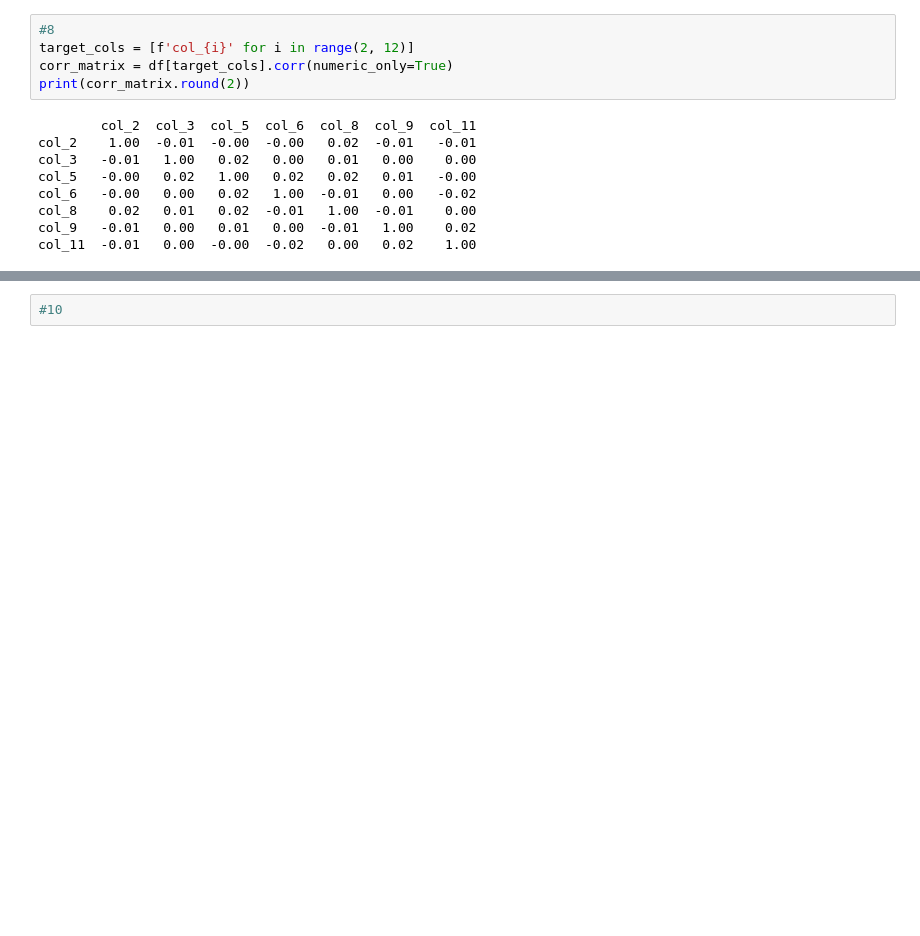
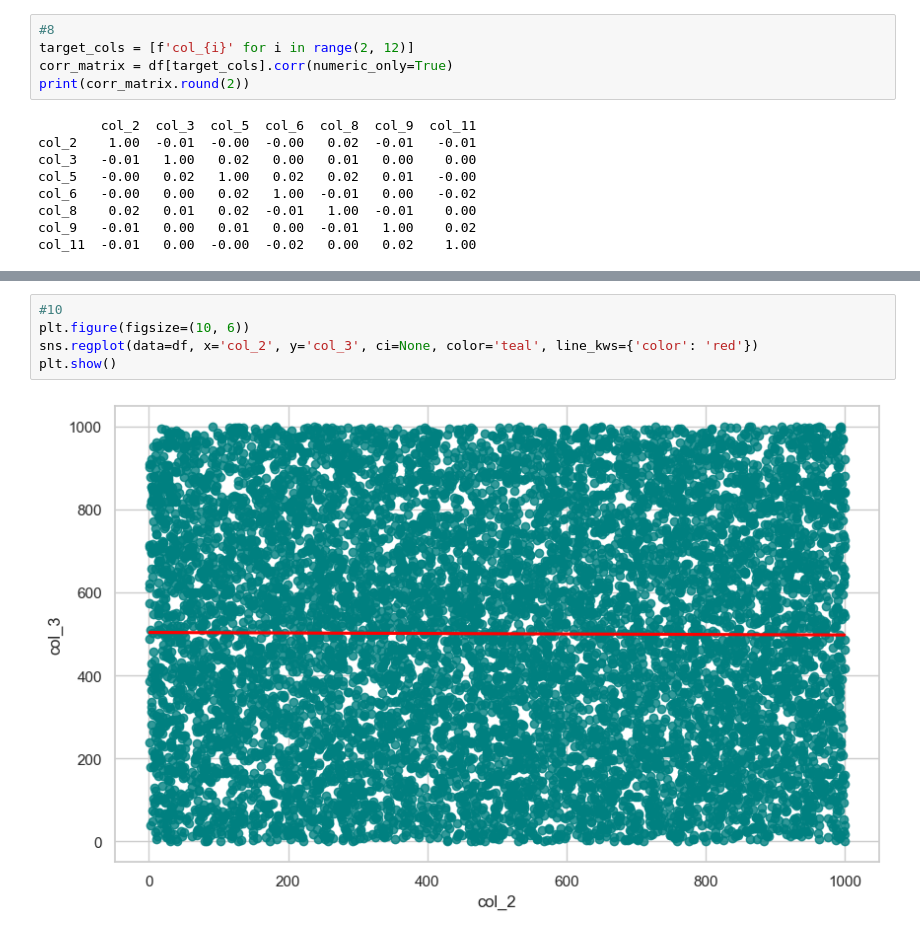
Before and after one commit to asset-data-ai/homework, a Jupyter notebook: lab6/lab6.ipynb, the cells around one changed output, grey strips where cells are left out. Drawn from its saved outputs; the diff is of its cells as text; blank space fills up the shorter version.

```diff
--- a/lab6/lab6.ipynb
+++ b/lab6/lab6.ipynb
@@ -165,4 +172,9 @@ col_11  -0.01   0.00  -0.00  -0.02   0.00   0.02    1.00
 # %%
 #10
+plt.figure(figsize=(10, 6))
+sns.regplot(data=df, x='col_2', y='col_3', ci=None, color='teal', line_kws={'color': 'red'})
+plt.show()
+# %% [output]
+[figure, added]
 # %%
 #11
```
Also changed, not shown: parts of 27 cells of this notebook, 8 other files.
